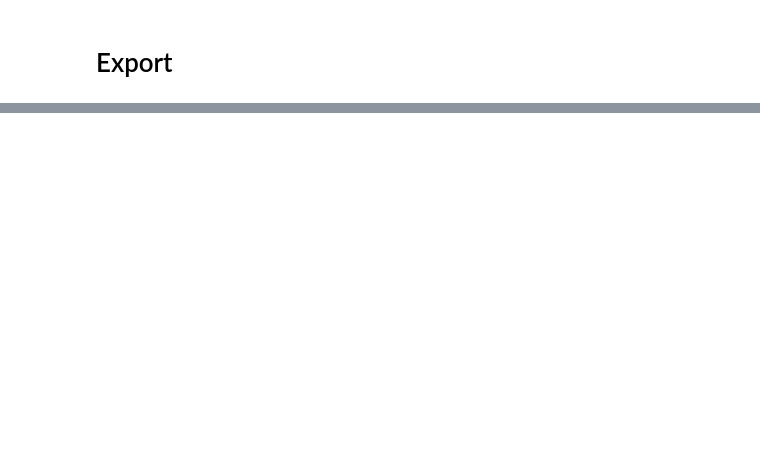
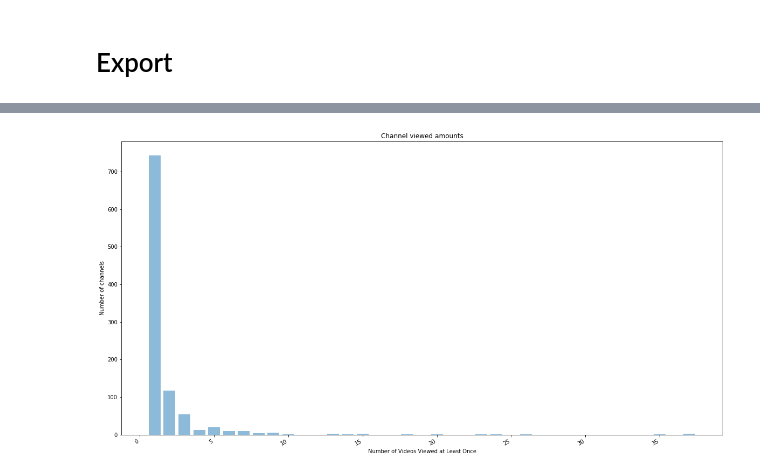
Before and after one commit to mike-swart/AdIntuition, a Jupyter notebook: data/AdIntuitionData.ipynb, the cells around one changed output, grey strips where cells are left out. Cells and saved outputs as stored; diff of their text form; code cells hidden in the pictures; blank space fills up the shorter version.

```diff
--- a/data/AdIntuitionData.ipynb
+++ b/data/AdIntuitionData.ipynb
@@ -441,0 +653,22 @@ with open("videos.tsv", 'w+') as csvfile:
+# %%
+channels = {}
+chanIdIndex = -1 # start here because increment by 1 at the beginning
+for header in headers:
+    chanIdIndex += 1
+    if header == 'chanId':
+        break
+# %%
+for vid in video_data.keys():
+    channel = video_data[vid][chanIdIndex]
+    if channel == "chanId":
+        continue
+    if channel not in channels:
+        channels[channel] = 0
+    channels[channel] += 1
+# %%
+frequencies = {}
+for chan in channels.keys():
+    freq = channels[chan]
+    if freq not in frequencies:
+        frequencies[freq] = 0
+    frequencies[freq] += 1
@@ -441,0 +679,12 @@ with open("videos.tsv", 'w+') as csvfile:
+# %%
+plt.figure(figsize=(20,10))
+lists = sorted(frequencies.items(), key=operator.itemgetter(1)) #sort on value
+x, y = zip(*lists)
+plt.bar(x, y, align='center', alpha=0.5)
+plt.xticks(rotation=30, horizontalalignment='right')
+plt.title("Channel viewed amounts")
+plt.ylabel('Number of channels')
+plt.xlabel('Number of Videos Viewed at Least Once')
+plt.show()
+# %% [output]
+[figure, added]
```
Also changed, not shown: parts of 54 cells of this notebook.
